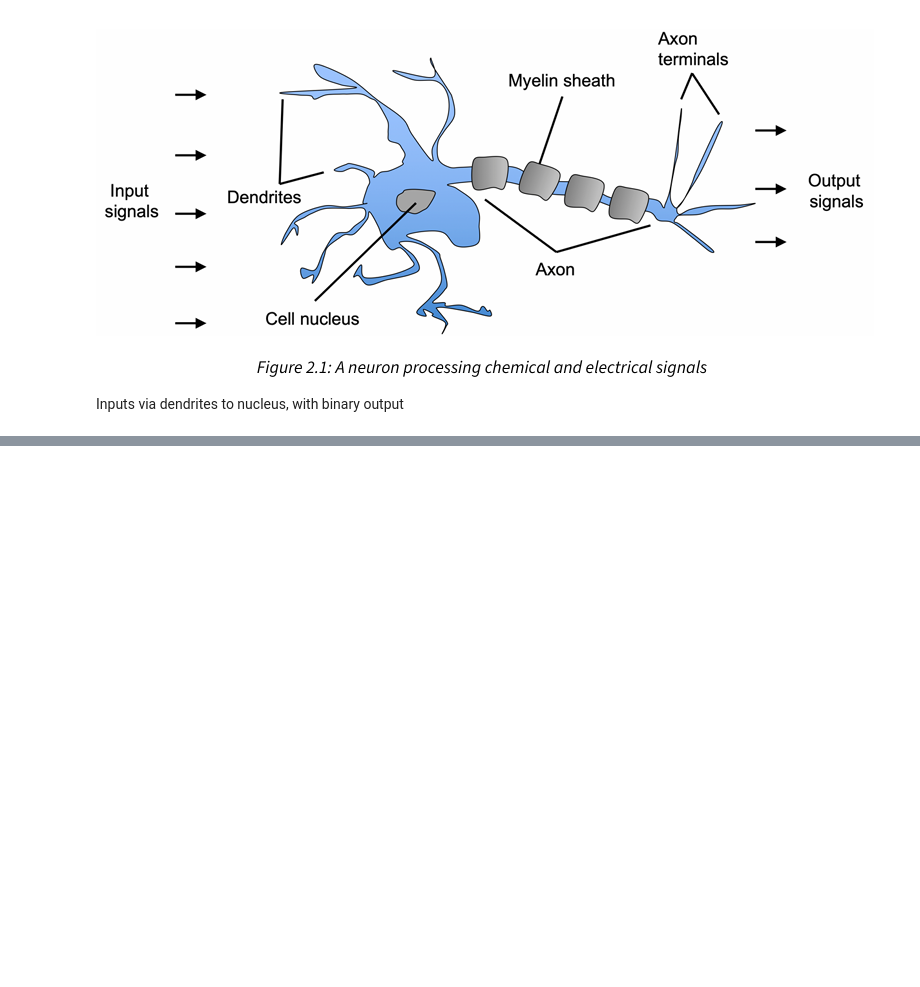
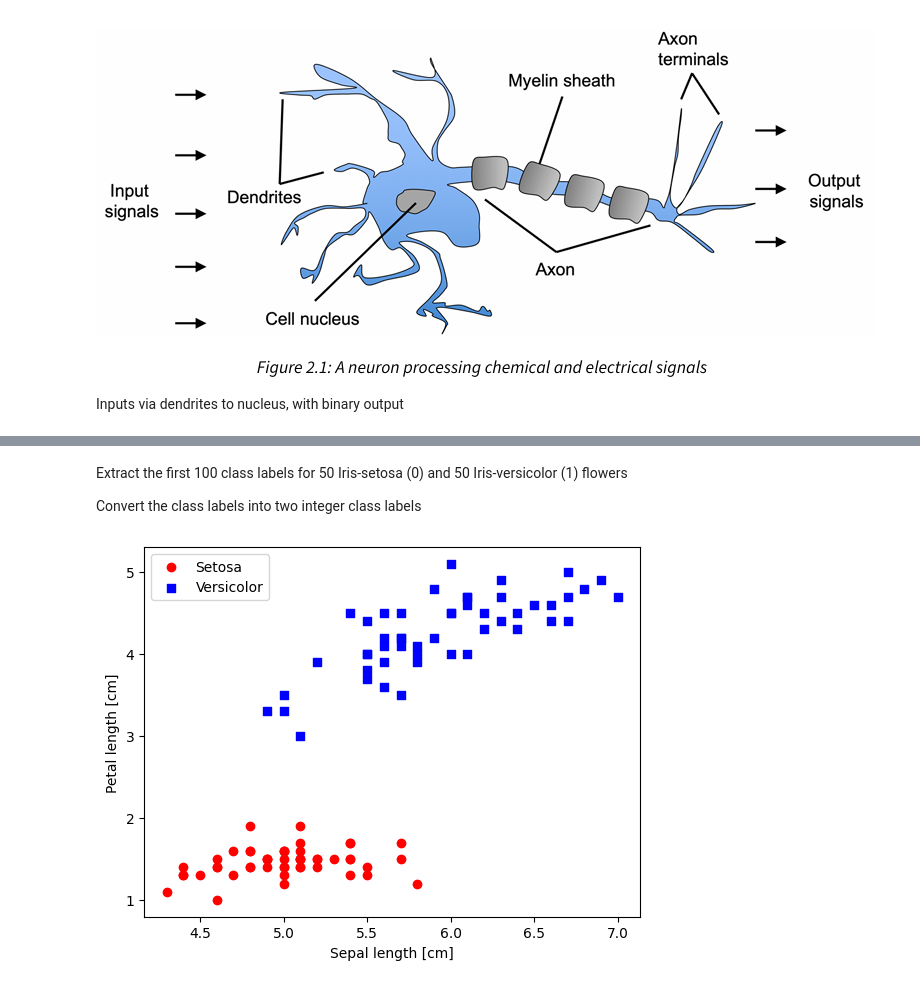
Before and after one commit to phillipscarroll/mlClassesTraining, a Jupyter notebook: PyTorch_and_Scikit-Learn_Book/Chapter_2.ipynb, the cells around one changed output, grey strips where cells are left out. Saved outputs shown, nothing was run; the diff lists cells and outputs as text; code cells hidden in the pictures; blank space fills up the shorter version.

```diff
--- a/PyTorch_and_Scikit-Learn_Book/Chapter_2.ipynb
+++ b/PyTorch_and_Scikit-Learn_Book/Chapter_2.ipynb
@@ -46,0 +65,9 @@ class Perceptron:
+# %%
+import os
+import pandas as pd
+
+# Load data from the url into a pandas dataframe (df) then display the last 5 rows
+s = 'https://archive.ics.uci.edu/ml/machine-learning-databases/iris/iris.data'
+print('From URL:', s)
+df = pd.read_csv(s, header=None, encoding='utf-8')
+df.tail()
@@ -46,0 +82,25 @@ class Perceptron:
+# %% [markdown]
+Extract the first 100 class labels for 50 Iris-setosa (0) and 50 Iris-versicolor (1) flowers
+
+Convert the class labels into two integer class labels
+# %%
+import matplotlib.pyplot as plt
+import numpy as np
+# select setosa and versicolor
+# iloc is a pandas function that selects rows and columns by number, 4 is the column number
+y = df.iloc[0:100, 4].values
+# where is a numpy function that returns the indices of elements in an input array where the given condition is satisfied
+y = np.where(y == 'Iris-setosa', 0, 1)
+# extract sepal length and petal length
+X = df.iloc[0:100, [0, 2]].values
+# plot data
+plt.scatter(X[:50, 0], X[:50, 1],
+            color='red', marker='o', label='Setosa')
+plt.scatter(X[50:100, 0], X[50:100, 1],
+            color='blue', marker='s', label='Versicolor')
+plt.xlabel('Sepal length [cm]')
+plt.ylabel('Petal length [cm]')
+plt.legend(loc='upper left')
+plt.show()
+# %% [output]
+[figure, added]
```
Also changed, not shown: parts of 12 cells of this notebook, 1 other file.
